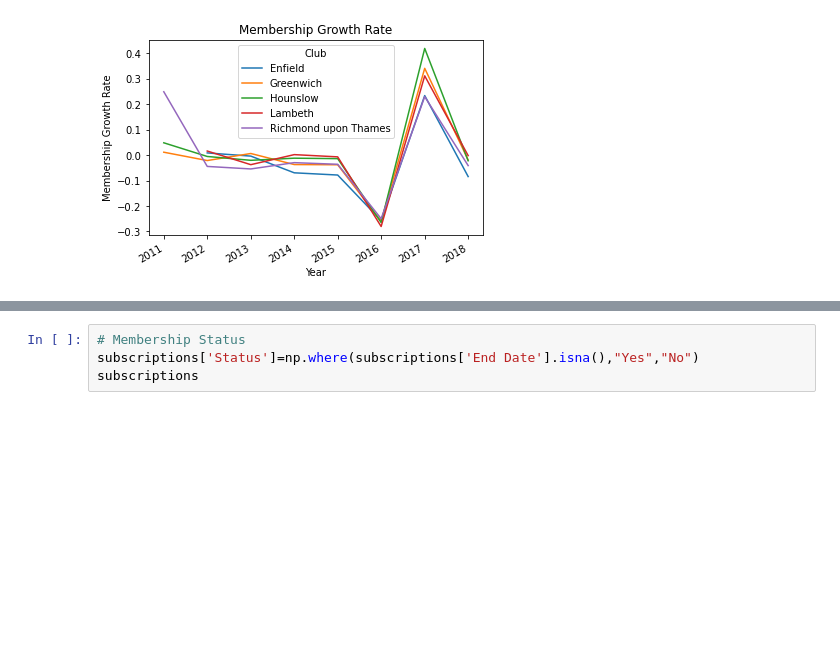
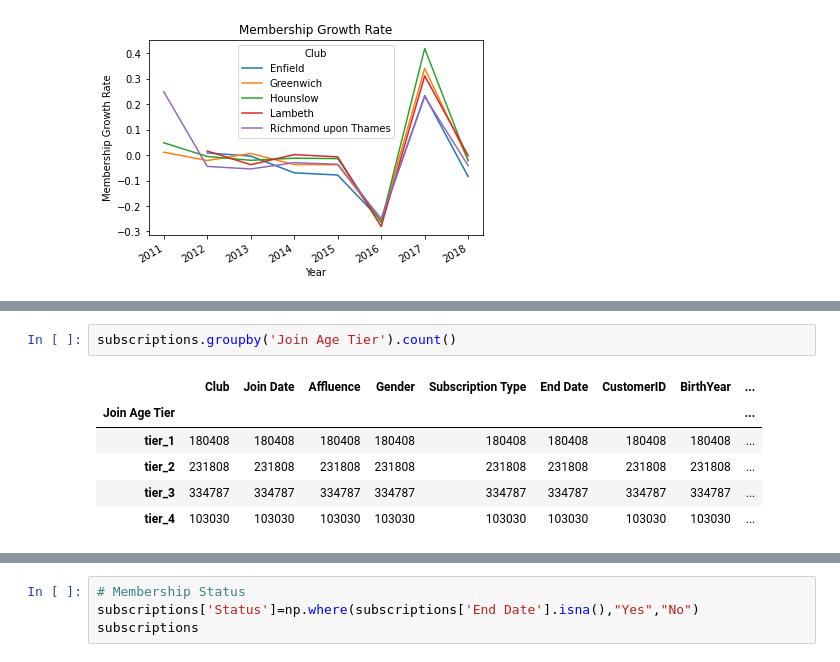
Before and after one commit to Lanottez/IC_BA_2020_BIA_A3, a Jupyter notebook: AIB project 1.ipynb, the cells around one changed output, grey strips where cells are left out. Saved outputs shown, nothing was run; the diff lists cells and outputs as text; blank space fills up the shorter version.

```diff
--- a/AIB project 1.ipynb
+++ b/AIB project 1.ipynb
@@ -116,0 +139,9 @@ plt.show()
+# %%
+subscriptions.groupby('Join Age Tier').count()
+# %% [output]
+|  | Club | Join Date | Affluence | Gender | Subscription Type | End Date | CustomerID | BirthYear | ... |
+| Join Age Tier |  |  |  |  |  |  |  |  | ... |
+| tier_1 | 180408 | 180408 | 180408 | 180408 | 180408 | 180408 | 180408 | 180408 | ... |
+| tier_2 | 231808 | 231808 | 231808 | 231808 | 231808 | 231808 | 231808 | 231808 | ... |
+| tier_3 | 334787 | 334787 | 334787 | 334787 | 334787 | 334787 | 334787 | 334787 | ... |
+| tier_4 | 103030 | 103030 | 103030 | 103030 | 103030 | 103030 | 103030 | 103030 | ... |
```
Also changed, not shown: parts of 4 cells of this notebook.
